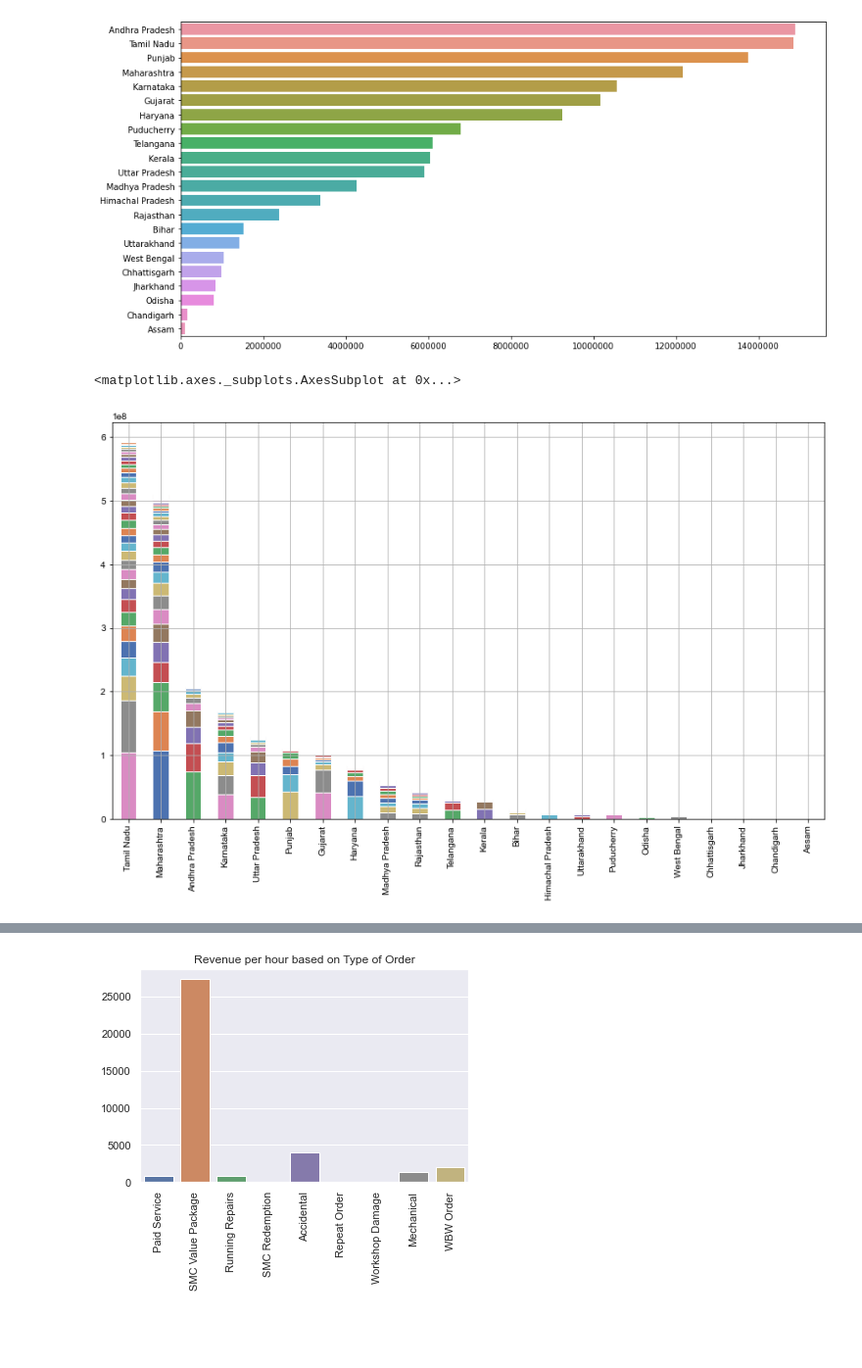
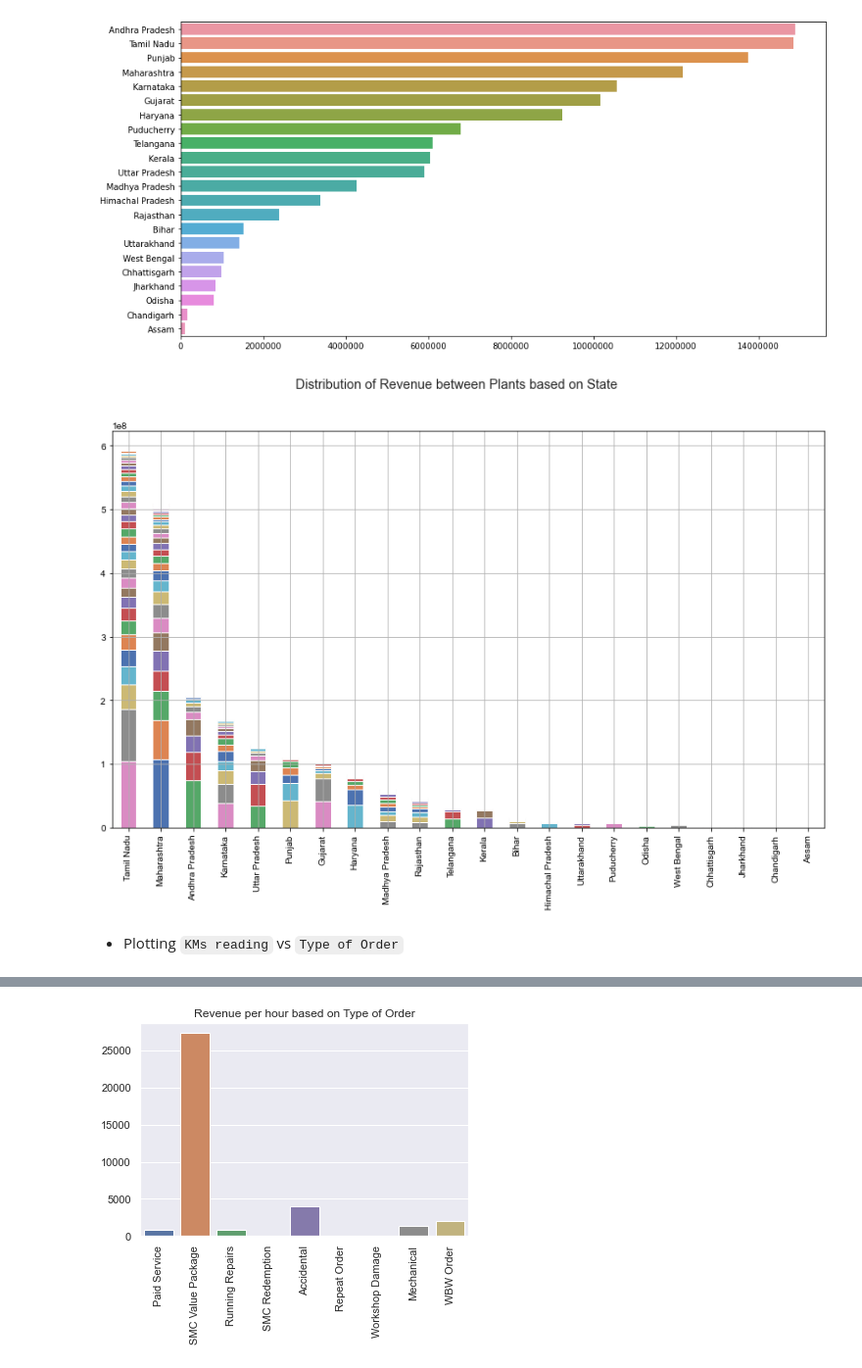
Before and after one commit to aditya-jagdev/Mahindra-First-Choice-Data-Analysis, a Jupyter notebook: 1. Data Cleaning and Feature Engineering.ipynb, the cells around one changed output, grey strips where cells are left out. Shown at 98% size. Saved outputs shown, nothing was run; the diff lists cells and outputs as text; code cells hidden in the pictures; blank space fills up the shorter version.

```diff
--- a/1. Data Cleaning and Feature Engineering.ipynb
+++ b/1. Data Cleaning and Feature Engineering.ipynb
@@ -888,0 +796,17 @@ invoice.rename(columns={'District': 'State', 'CITY': 'City', 'Area / Locality':
+# %%
+fig, ax = plt.subplots(nrows=1, ncols=2, figsize=(14, 5))
+masks = [(invoice['First_Hand_Owner'] == 1)
+             & (invoice['Vehicle Owner Count'] == 2)
+             & (invoice['Car_Customer_Last_KM'] == invoice['KMs Reading']),
+         (invoice['First_Hand_Owner'] == 1)
+             & (invoice['Vehicle Owner Count'] > 2)
+             & (invoice['Car_Customer_Last_KM'] == invoice['KMs Reading']),
+        ]
+labels = ["Car Sale at KM for 2 owners",
+          "Car Sale at KM for >2 owners"]
+
+for i, ax_ in enumerate(ax.ravel()):
+    __ = ax_.set_xlim(0, 300000)
+    fig_1 = sns.distplot(invoice[masks[i]]['Car_Customer_Last_KM'],
+                         ax=ax_, axlabel=labels[i])
+__ = plt.suptitle("Distribution of KMs Reading for when the cars were sold")
@@ -911,0 +831,5 @@ jtd['DBM Order'].nunique() / len(jtd)
+# %%
+mask = (jtd['Material'].isnull()) | (jtd['Description'].isnull()) | (jtd['Target quantity UoM'].isnull())
+jtd.drop(jtd[mask].index, axis=0, inplace=True)
+
+jtd.drop(columns=['Labor Value Number'], axis=1, inplace=True)
@@ -964,0 +864,11 @@ sns.distplot(jtd[jtd['Net value'].between(100000, 1000000)]['Net value'])
+# %%
+fig, ax = plt.subplots(nrows=2, ncols=2, figsize=(14, 12))
+
+for i, ax_ in enumerate(ax.ravel()):
+
+    start = 10**(2+i)
+    mask = jtd['Net value'].between(start, start*10)
+    fig_1 = sns.distplot(jtd[mask]['Net value'],
+                         ax=ax_, axlabel=f'Net Value {start} to {start*10}')
+
+__ = plt.suptitle('Net Value of parts')
@@ -997,8 +910,7 @@ revenue_state = {}
 for state in invoice['State'].unique():
     revenue_state[state] = invoice[invoice['State'] == state]['Total Amt Wtd Tax.'].sum()
 
-revenue_state = pd.Series(revenue_state)
-revenue_state.sort_values(ascending=False, inplace=True)
+revenue_state = pd.Series(revenue_state).sort_values(ascending=False)
 # %%
 _ = plt.figure(figsize=(14, 7))
 
@@ -1040,13 +953,15 @@ for plant in invoice['Plant'].unique():
 # %%
 stack_df = stack_df.sort_values(by=[i for i in stack_df.columns], ascending=False)
 order = revenue_state.index
 fig, ax = plt.subplots(figsize=(14, 8))
 
 sns.set()
-stack_df.T.loc[order] \
-                .plot(kind='bar', stacked=True,
-                      legend=False, ax=ax)
+__ = stack_df.T.loc[order] \
+            .plot(kind='bar', stacked=True,
+                  legend=False, ax=ax)
+__ = plt.suptitle("Distribution of Revenue between Plants based on State")
 # %% [output]
-<matplotlib.axes._subplots.AxesSubplot at 0x...>
-[figure, old version]
+[figure, new version]
+# %% [markdown]
+* Plotting `KMs reading` vs `Type of Order`
 # %%
```
Also changed, not shown: parts of 110 cells of this notebook, 5 other files.
